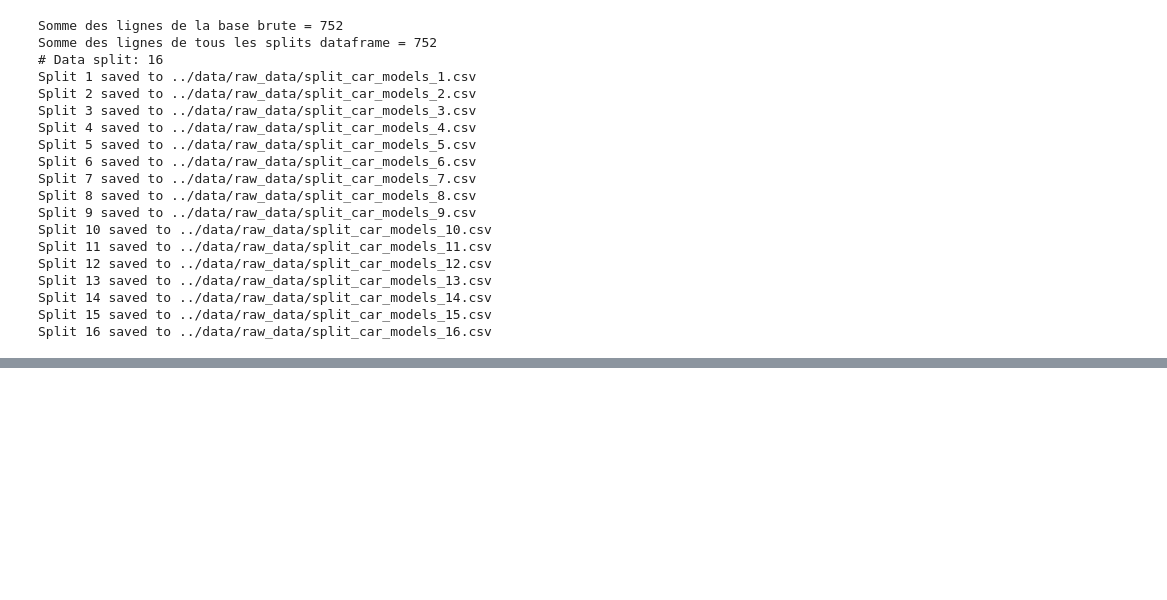
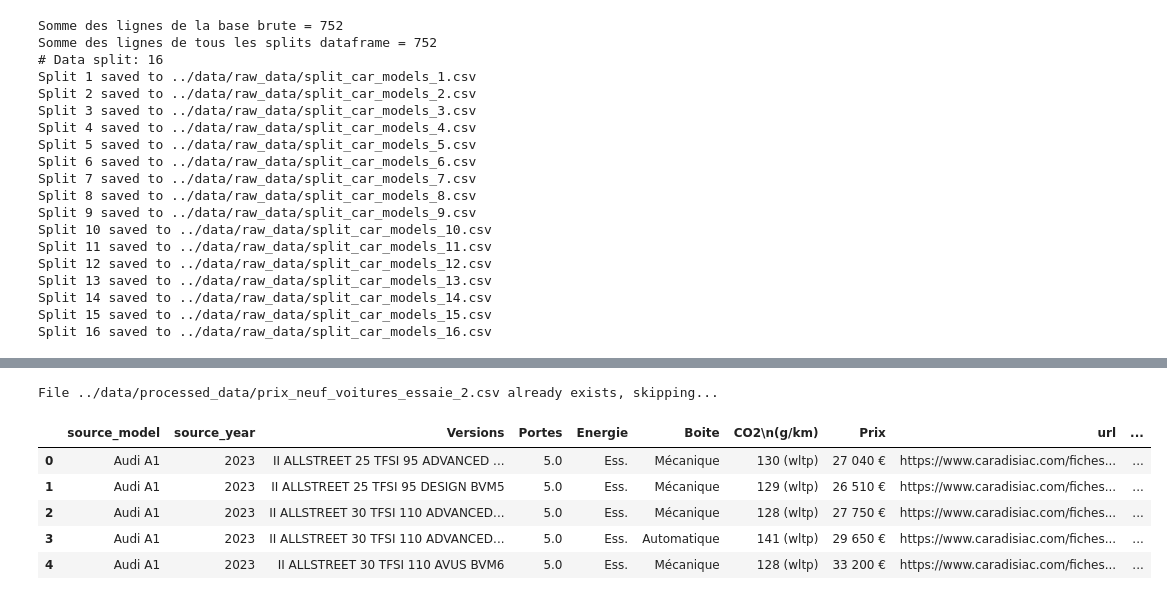
Before and after one commit to Hcle18/Valeur-Residuelle, a Jupyter notebook: notebooks/scraping prix neuf.ipynb, the cells around one changed output, grey strips where cells are left out. Cells and saved outputs as stored; diff of their text form; code cells hidden in the pictures; blank space fills up the shorter version.

```diff
--- a/notebooks/scraping prix neuf.ipynb
+++ b/notebooks/scraping prix neuf.ipynb
@@ -601,0 +662,22 @@ Search url est : https://www.caradisiac.com/fiches-techniques/modele--abarth-500
+# %%
+# Il y avait peut-être des erreurs lors du 1er scraping à cause du serveur trop chargé
+# 2è essaie...
+csv_path_ok = '../data/processed_data/prix_neuf_voitures_essaie_2.csv'
+if not os.path.exists(csv_path_ok):
+    csv_path_ko = '../data/processed_data/prix_neuf_voitures_essaie_2_error.csv'
+    scraping_prix_neuf (df2, csv_path_ok, csv_path_ko)
+else:
+    print(f"File {csv_path_ok} already exists, skipping...")
+# %% [output]
+File ../data/processed_data/prix_neuf_voitures_essaie_2.csv already exists, skipping...
+# %%
+# Importer les résultats
+df2_ok = pd.read_csv('../data/processed_data/prix_neuf_voitures_essaie_2.csv')
+df2_ok.head()
+# %% [output]
+|  | source_model | source_year | Versions | Portes | Energie | Boite | CO2\n(g/km) | Prix | url | ... |
+| 0 | Audi A1 | 2023 | II ALLSTREET 25 TFSI 95 ADVANCED ... | 5.0 | Ess. | Mécanique | 130 (wltp) | 27 040 € | https://www.caradisiac.com/fiches... | ... |
+| 1 | Audi A1 | 2023 | II ALLSTREET 25 TFSI 95 DESIGN BVM5 | 5.0 | Ess. | Mécanique | 129 (wltp) | 26 510 € | https://www.caradisiac.com/fiches... | ... |
+| 2 | Audi A1 | 2023 | II ALLSTREET 30 TFSI 110 ADVANCED... | 5.0 | Ess. | Mécanique | 128 (wltp) | 27 750 € | https://www.caradisiac.com/fiches... | ... |
+| 3 | Audi A1 | 2023 | II ALLSTREET 30 TFSI 110 ADVANCED... | 5.0 | Ess. | Automatique | 141 (wltp) | 29 650 € | https://www.caradisiac.com/fiches... | ... |
+| 4 | Audi A1 | 2023 | II ALLSTREET 30 TFSI 110 AVUS BVM6 | 5.0 | Ess. | Mécanique | 128 (wltp) | 33 200 € | https://www.caradisiac.com/fiches... | ... |
```
Also changed, not shown: parts of 41 cells of this notebook.
